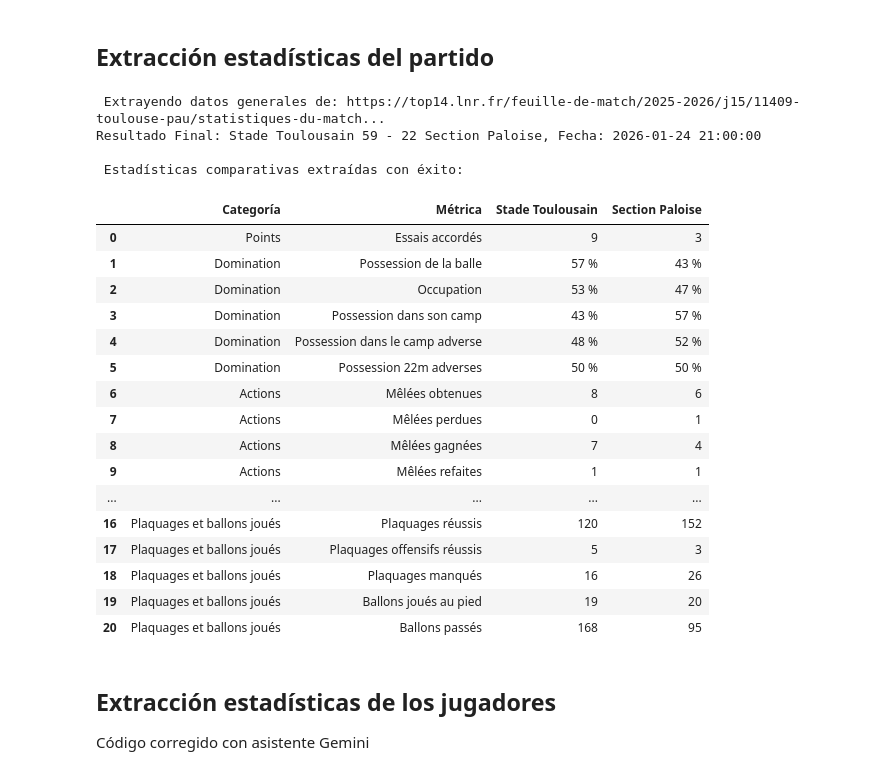
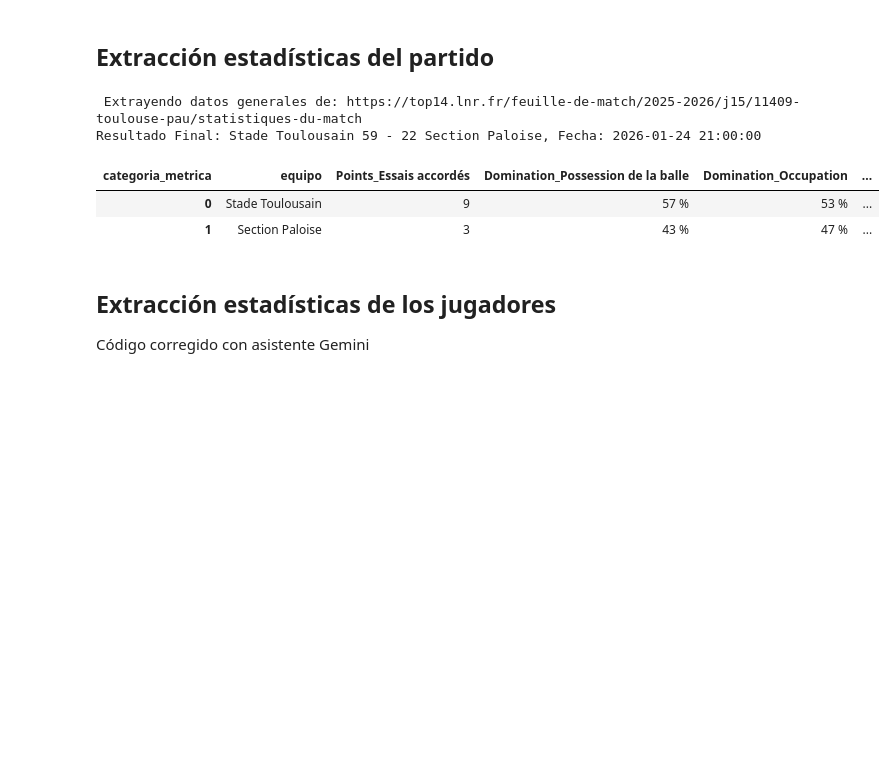
Before and after one commit to hubcborja/Proyecto_DataMining_NN, a Jupyter notebook: Proyecto_Mineria_Redes_Neuronales_HuberBorja.ipynb, the cells around one changed output. Saved outputs shown, nothing was run; the diff lists cells and outputs as text; code cells hidden in the pictures; blank space fills up the shorter version.

```diff
--- a/Proyecto_Mineria_Redes_Neuronales_HuberBorja.ipynb
+++ b/Proyecto_Mineria_Redes_Neuronales_HuberBorja.ipynb
@@ -12,6 +12,7 @@ import seaborn as sns
 from datetime import datetime
 import time
 %matplotlib inline
+pd.set_option('display.max_columns', None)
 # %%
 # ! pip install bs4
 import requests
@@ -121,7 +122,7 @@ headers = {'User-Agent': 'Mozilla/5.0 (Windows NT 10.0; Win64; x64) AppleWebKit/
 
 #Función para extraer estadísticas del partido
 def extraer_resumen_partido(url):
-    print(f" Extrayendo datos generales de: {url}...")
+    print(f" Extrayendo datos generales de: {url}")
     response = requests.get(url, headers=headers)
     soup = BeautifulSoup(response.text, 'html.parser')
 
@@ -151,57 +152,51 @@ def extraer_resumen_partido(url):
         # Extraer el título de la categoría
         categoria = grupo.find('h2', class_='match-statistics__title')
         if not categoria: continue
         nombre_categoria = categoria.get_text(strip=True)
 
         # Extraer cada barra de estadística dentro del grupo
         filas = grupo.find_all('div', class_='stats-bar')
         for fila in filas:
             metrica = fila.find('div', class_='stats-bar__title').get_text(strip=True)
             valor_local = fila.find('div', class_='stats-bar__val--left').get_text(strip=True)
             valor_visitante = fila.find('div', class_='stats-bar__val--right').get_text(strip=True)
 
             stats_totales.append({
                 'Categoría': nombre_categoria,
                 'Métrica': metrica,
                 equipo_local: valor_local,
                 equipo_visitante: valor_visitante
             })
 
-    return pd.DataFrame(stats_totales)
+        df_match_stats_t=pd.DataFrame(stats_totales)
+        df_match_stats_t['categoria_metrica']=df_match_stats_t['Categoría']+'_'+df_match_stats_t['Métrica']
+        df_match_stats_t.drop(columns=['Categoría', 'Métrica'], inplace=True)
+        marcador_l = "-".join(marcador.split("-")[:1])
+        marcador_v = "-".join(marcador.split("-")[1:])
+        marcadores=[marcador_l, marcador_v, 'Resultado']
+        oponente=[equipo_visitante, equipo_local , 'Oponente']
+        df_match_stats_t.loc[len(df_match_stats_t)] = marcadores
+        df_match_stats_t.loc[len(df_match_stats_t)] = oponente
+        df_match_stats_t=df_match_stats_t.set_index('categoria_metrica').T
+        df_match_stats_t['fecha']=fecha
+        df_match_stats_t=df_match_stats_t.reset_index()
+        df_match_stats_t = df_match_stats_t.rename(columns={'index': 'equipo'})
+    return df_match_stats_t
 
 
 df_match_stats = extraer_resumen_partido(url)
 
 if not df_match_stats.empty:
-    print("\n Estadísticas:")
     display(df_match_stats)
-
-    # Guardamos este resumen también
     df_match_stats.to_csv('resumen_global_partido.csv', index=False)
 else:
     print("No se pudieron extraer las estadísticas grupales.")
 # %% [output]
- Extrayendo datos generales de: https://top14.lnr.fr/feuille-de-match/2025-2026/j15/11409-toulouse-pau/statistiques-du-match...
+ Extrayendo datos generales de: https://top14.lnr.fr/feuille-de-match/2025-2026/j15/11409-toulouse-pau/statistiques-du-match
 Resultado Final: Stade Toulousain 59 - 22 Section Paloise, Fecha: 2026-01-24 21:00:00
-
- Estadísticas comparativas extraídas con éxito:
-|  | Categoría | Métrica | Stade Toulousain | Section Paloise |
-| 0 | Points | Essais accordés | 9 | 3 |
-| 1 | Domination | Possession de la balle | 57 % | 43 % |
-| 2 | Domination | Occupation | 53 % | 47 % |
-| 3 | Domination | Possession dans son camp | 43 % | 57 % |
-| 4 | Domination | Possession dans le camp adverse | 48 % | 52 % |
-| 5 | Domination | Possession 22m adverses | 50 % | 50 % |
-| 6 | Actions | Mêlées obtenues | 8 | 6 |
-| 7 | Actions | Mêlées perdues | 0 | 1 |
-| 8 | Actions | Mêlées gagnées | 7 | 4 |
-| 9 | Actions | Mêlées refaites | 1 | 1 |
-| ... | ... | ... | ... | ... |
-| 16 | Plaquages et ballons joués | Plaquages réussis | 120 | 152 |
-| 17 | Plaquages et ballons joués | Plaquages offensifs réussis | 5 | 3 |
-| 18 | Plaquages et ballons joués | Plaquages manqués | 16 | 26 |
-| 19 | Plaquages et ballons joués | Ballons joués au pied | 19 | 20 |
-| 20 | Plaquages et ballons joués | Ballons passés | 168 | 95 |
+| categoria_metrica | equipo | Points_Essais accordés | Domination_Possession de la balle | Domination_Occupation | ... |
+| 0 | Stade Toulousain | 9 | 57 % | 53 % | ... |
+| 1 | Section Paloise | 3 | 43 % | 47 % | ... |
 # %% [markdown]
 ## Extracción estadísticas de los jugadores
 
```
Also changed, not shown: parts of 5 cells of this notebook.
